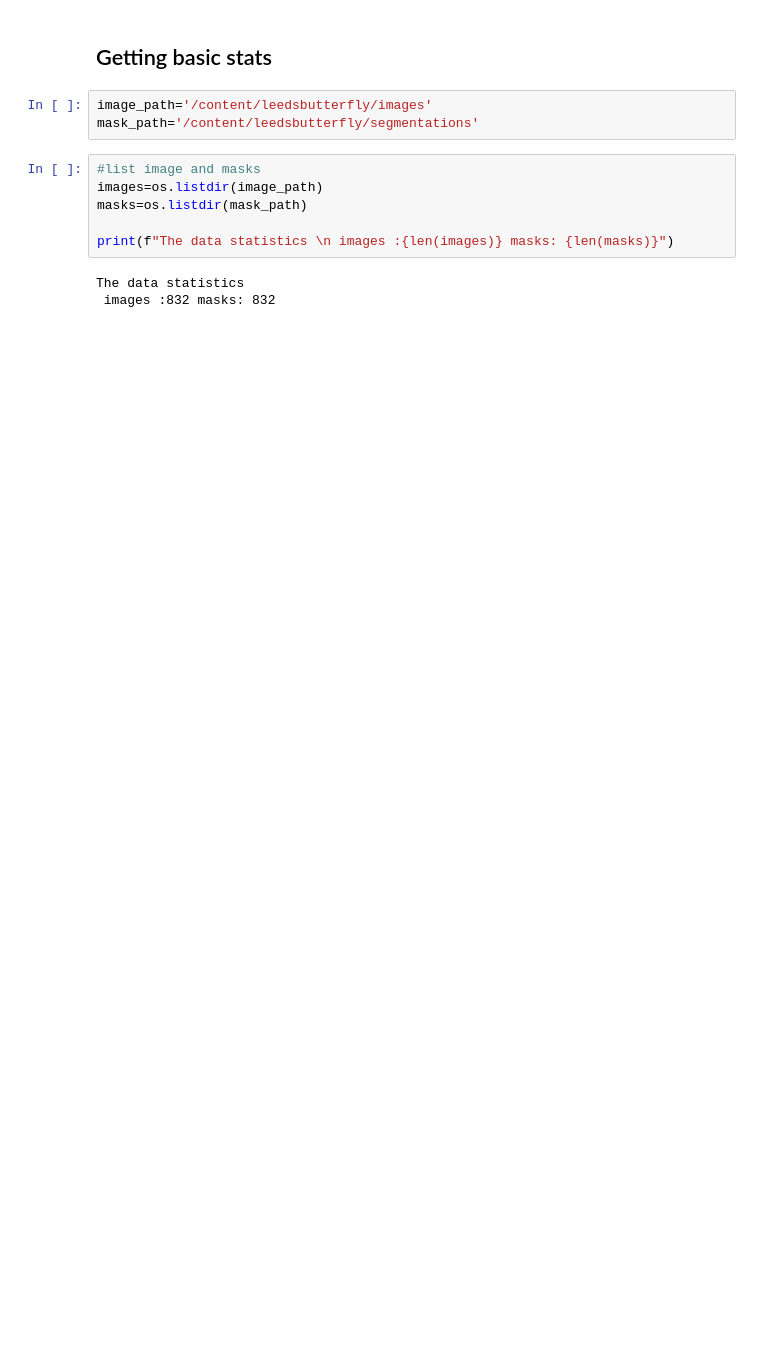
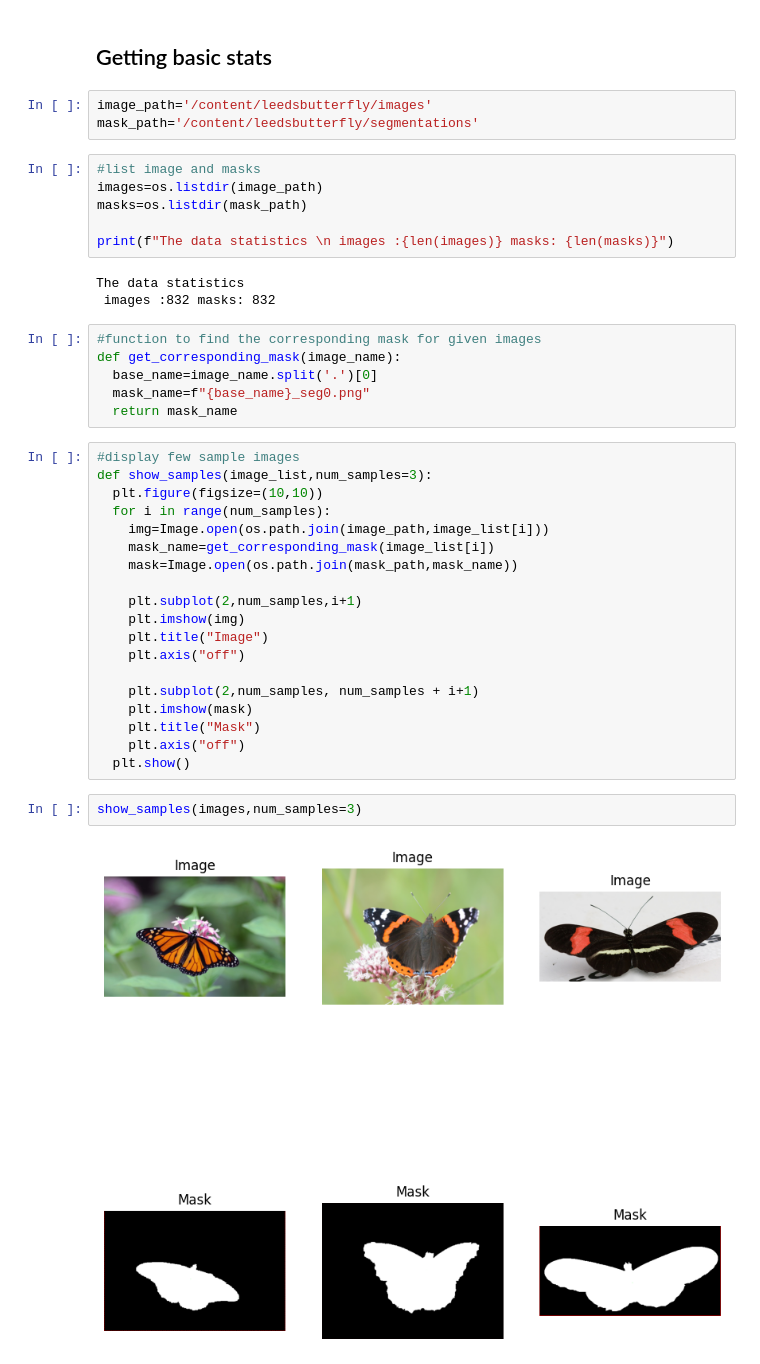
Before and after one commit to Tauhid-Topu-007/Unet, a Jupyter notebook: UNET2.ipynb, the cells around one changed output. Saved outputs shown, nothing was run; the diff lists cells and outputs as text; blank space fills up the shorter version.

Commit message:
show images

```diff
--- a/UNET2.ipynb
+++ b/UNET2.ipynb
@@ -83,3 +85,32 @@ print(f"The data statistics \n images :{len(images)} masks: {len(masks)}")
 # %% [output]
 The data statistics
  images :832 masks: 832
+# %%
+#function to find the corresponding mask for given images
+def get_corresponding_mask(image_name):
+  base_name=image_name.split('.')[0]
+  mask_name=f"{base_name}_seg0.png"
+  return mask_name
+# %%
+#display few sample images
+def show_samples(image_list,num_samples=3):
+  plt.figure(figsize=(10,10))
+  for i in range(num_samples):
+    img=Image.open(os.path.join(image_path,image_list[i]))
+    mask_name=get_corresponding_mask(image_list[i])
+    mask=Image.open(os.path.join(mask_path,mask_name))
+
+    plt.subplot(2,num_samples,i+1)
+    plt.imshow(img)
+    plt.title("Image")
+    plt.axis("off")
+
+    plt.subplot(2,num_samples, num_samples + i+1)
+    plt.imshow(mask)
+    plt.title("Mask")
+    plt.axis("off")
+  plt.show()
+# %%
+show_samples(images,num_samples=3)
+# %% [output]
+[figure, added]
```
Also changed, not shown: parts of 1 cell of this notebook.
